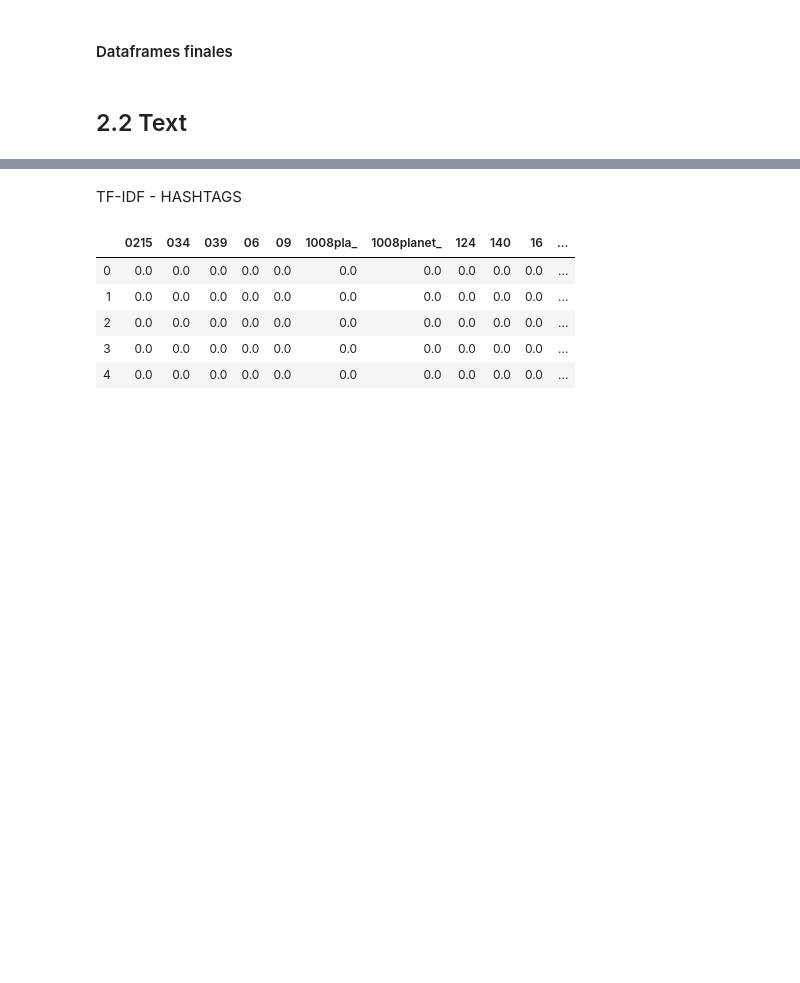
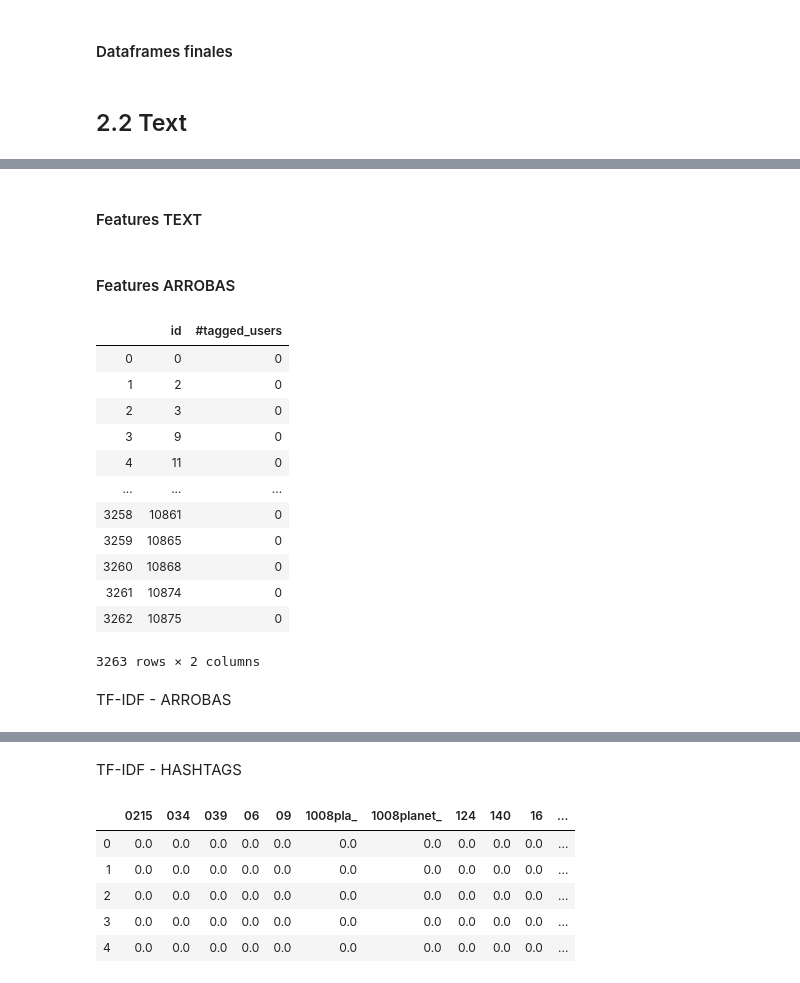
Before and after one commit to anichucai/7506-Datos-datos-tp2, a Jupyter notebook: Features.ipynb, the cells around one changed output, grey strips where cells are left out. Drawn from its saved outputs; the diff is of its cells as text; code cells hidden in the pictures; blank space fills up the shorter version.

```diff
--- a/Features.ipynb
+++ b/Features.ipynb
@@ -1044,0 +967,2 @@ features_numerical_hashtags = df_text.loc[:,['id','#hashtags','has_hashtag','fre
+# %% [markdown]
+#### Features TEXT
@@ -1044,0 +975,2 @@ features_numerical_hashtags = df_text.loc[:,['id','#hashtags','has_hashtag','fre
+# %% [markdown]
+#### Features ARROBAS
@@ -1044,0 +982,22 @@ features_numerical_hashtags = df_text.loc[:,['id','#hashtags','has_hashtag','fre
+# %%
+test_tagged_users_numerical_features = df_test_text.copy()
+test_tagged_users_numerical_features = tagged_users_agregar_features_numericos(test_tagged_users_numerical_features).drop(columns=['text'])
+test_tagged_users_categorical_features = df_test_text.copy()
+test_tagged_users_categorical_features = tagged_users_agregar_features_categoricos(test_tagged_users_categorical_features).drop(columns=['text'])
+test_tagged_users_numerical_features
+# %% [output]
+|  | id | #tagged_users |
+| 0 | 0 | 0 |
+| 1 | 2 | 0 |
+| 2 | 3 | 0 |
+| 3 | 9 | 0 |
+| 4 | 11 | 0 |
+| ... | ... | ... |
+| 3258 | 10861 | 0 |
+| 3259 | 10865 | 0 |
+| 3260 | 10868 | 0 |
+| 3261 | 10874 | 0 |
+| 3262 | 10875 | 0 |
+3263 rows × 2 columns
+# %% [markdown]
+TF-IDF - ARROBAS
```
Also changed, not shown: parts of 35 cells of this notebook, 12 other files.
